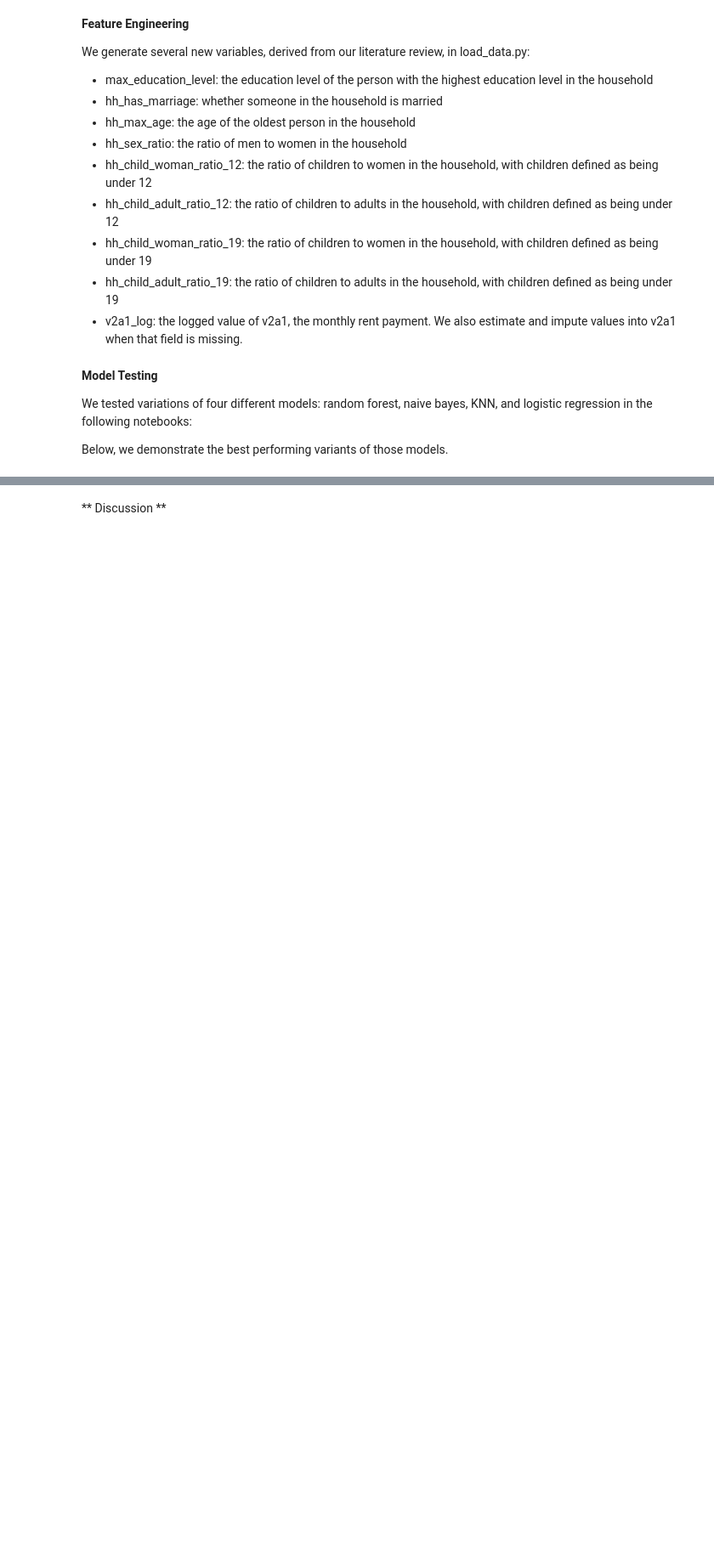
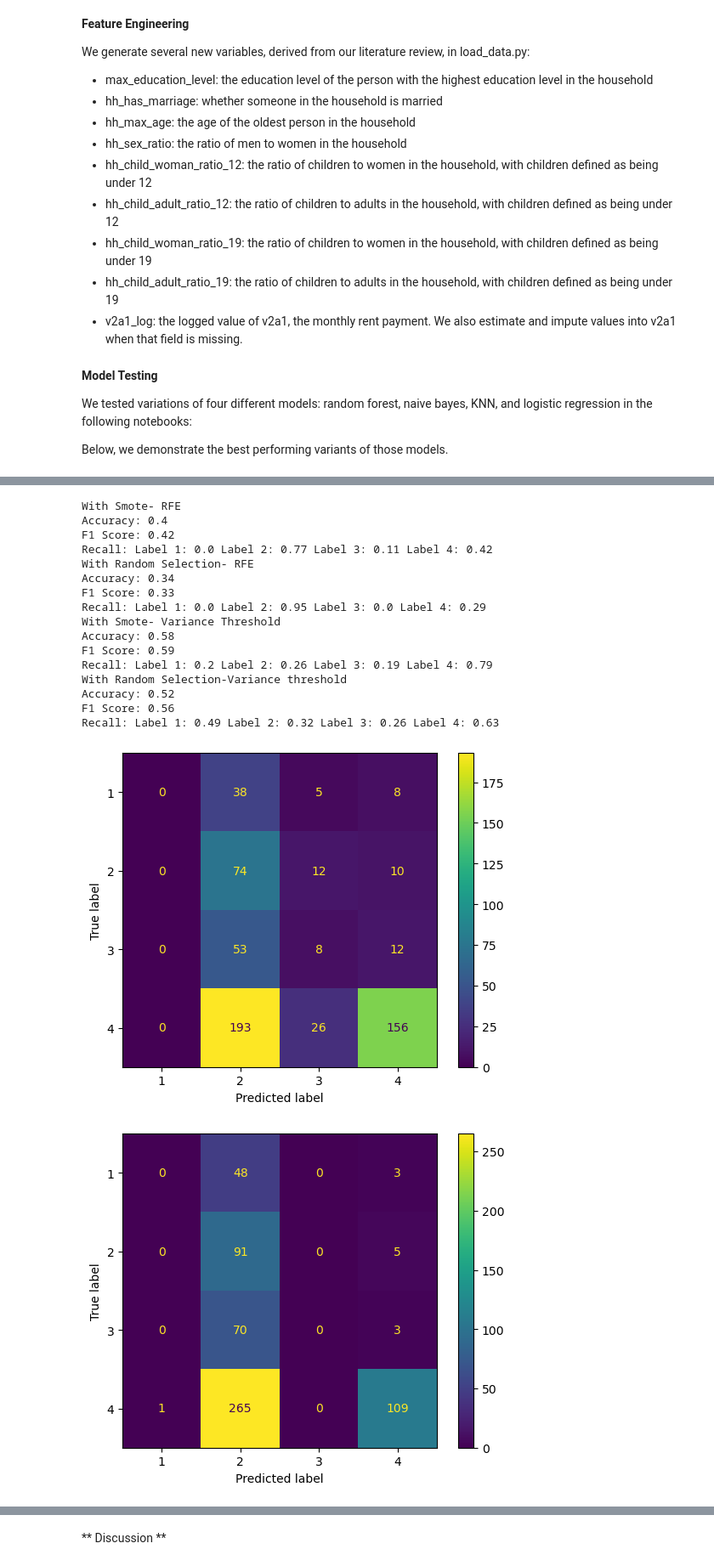
Before and after one commit to andrewjtdunn/Costa-Rican-Household-Poverty-Level-Prediction, a Jupyter notebook: checkpoint_2.ipynb, the cells around one changed output, grey strips where cells are left out. Shown: that part at 85% size. Saved outputs shown, nothing was run; the diff lists cells and outputs as text; code cells hidden in the pictures; blank space fills up the shorter version.

```diff
--- a/checkpoint_2.ipynb
+++ b/checkpoint_2.ipynb
@@ -37,0 +129,62 @@ Below, we demonstrate the best performing variants of those models.
+# %%
+# Logistic Regression
+
+#Train our data with two oversampling methods: SVM SMOTE and random sampling with replacement
+
+print("With Smote- RFE")
+#Recursive feature elimination
+rfe = RFE(estimator=LogisticRegression(solver='liblinear', penalty='l2'),n_features_to_select = 5, step = 1)
+rfe.fit(X_smote, y_smote)
+y_pred = rfe.predict(X_valid)
+evaluate_classification(y_pred, y_true = y_valid, labels=[1,2,3,4], cm = True)
+
+#X_train.iloc[:,[138, 126, 127, 108, 107]]
+
+print("With Random Selection- RFE")
+#Recursive feature elimination
+rfe = RFE(estimator=LogisticRegression(solver='liblinear', penalty='l2'),n_features_to_select = 5, step = 1)
+rfe.fit(train_df_resampled, train_y_resampled)
+y_pred = rfe.predict(X_valid)
+evaluate_classification(y_pred, y_true = y_valid, labels=[1,2,3,4], cm = True)
+
+
+print("With Smote- Variance Threshold")
+# get rid of features without a lot of variance
+from sklearn.feature_selection import VarianceThreshold
+sel = VarianceThreshold(threshold=(.8 * (1 - .8)))
+a= X_smote.copy()
+rev_x = sel.fit_transform(a)
+reg = LogisticRegression(solver='liblinear', penalty='l2').fit(rev_x, y_smote)
+
+y_pred = reg.predict(sel.transform(X_valid.copy()))
+evaluate_classification(y_pred, y_true = y_valid, labels=[1,2,3,4], cm = True)
+
+print("With Random Selection-Variance threshold")
+
+# get rid of features without a lot of variance
+from sklearn.feature_selection import VarianceThreshold
+sel = VarianceThreshold(threshold=(.8 * (1 - .8)))
+rev_x = sel.fit_transform(train_df_resampled.copy())
+reg = LogisticRegression(solver='liblinear', penalty='l2').fit(rev_x, train_y_resampled)
+a= X_valid.copy()
+y_pred = reg.predict(sel.transform(a))
+evaluate_classification(y_pred, y_true = y_valid, labels=[1,2,3,4], cm = True)
+# %% [output]
+With Smote- RFE
+Accuracy: 0.4
+F1 Score: 0.42
+Recall: Label 1: 0.0 Label 2: 0.77 Label 3: 0.11 Label 4: 0.42
+With Random Selection- RFE
+Accuracy: 0.34
+F1 Score: 0.33
+Recall: Label 1: 0.0 Label 2: 0.95 Label 3: 0.0 Label 4: 0.29
+With Smote- Variance Threshold
+Accuracy: 0.58
+F1 Score: 0.59
+Recall: Label 1: 0.2 Label 2: 0.26 Label 3: 0.19 Label 4: 0.79
+With Random Selection-Variance threshold
+Accuracy: 0.52
+F1 Score: 0.56
+Recall: Label 1: 0.49 Label 2: 0.32 Label 3: 0.26 Label 4: 0.63
+[figure, added]
+[figure, added]
```
Also changed, not shown: parts of 16 cells of this notebook, 1 other file.
